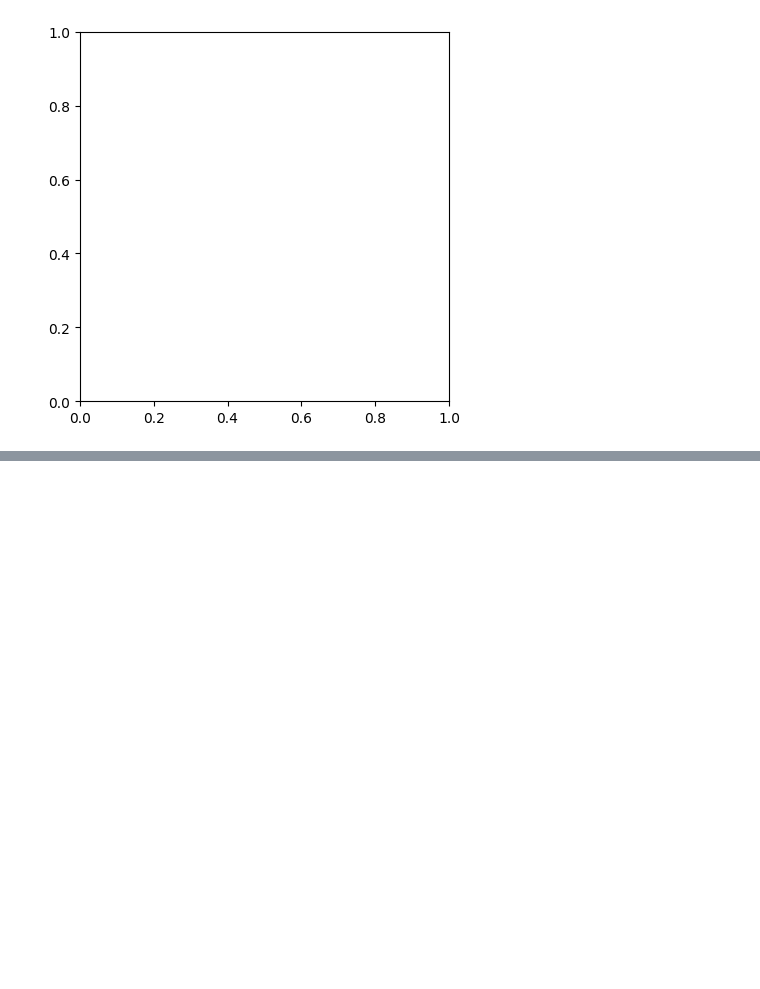
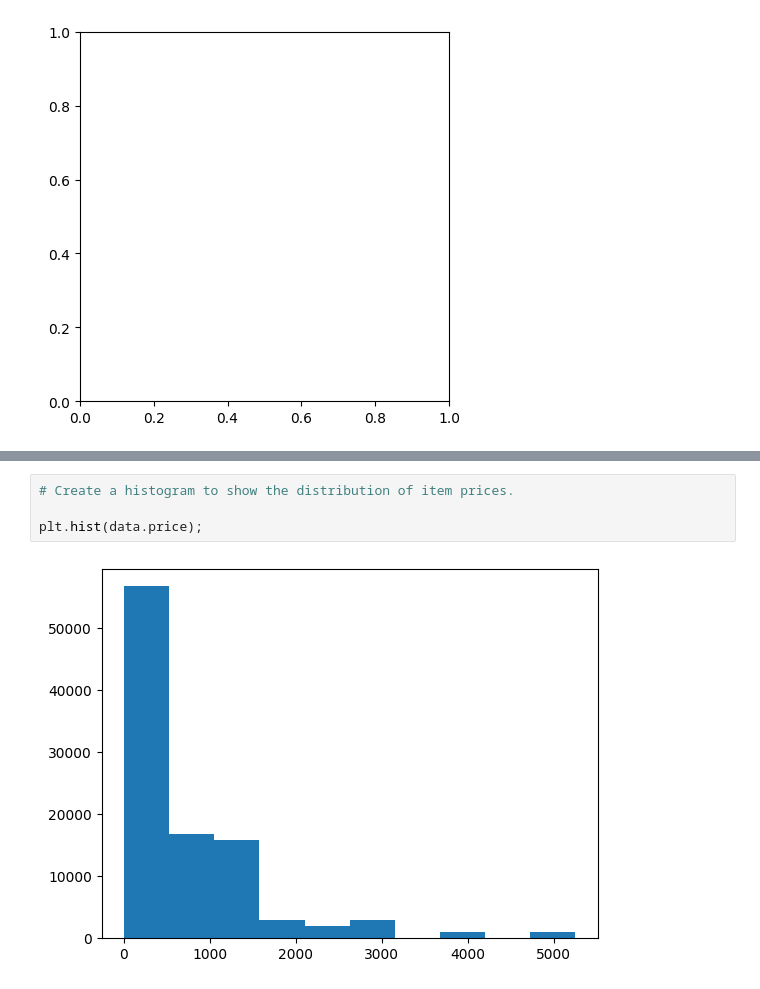
Before and after one commit to OxwardInc/Industrial-Training, a Jupyter notebook: Project/IT_Project/analysis.ipynb, the cells around one changed output, grey strips where cells are left out. Cells and saved outputs as stored; diff of their text form; blank space fills up the shorter version.

```diff
--- a/Project/IT_Project/analysis.ipynb
+++ b/Project/IT_Project/analysis.ipynb
@@ -135,0 +242,6 @@ ValueError: could not convert string to float: 'Credit Card'
+# %%
+# Create a histogram to show the distribution of item prices.
+
+plt.hist(data.price);
+# %% [output]
+[figure, added]
```
Also changed, not shown: parts of 19 cells of this notebook.
